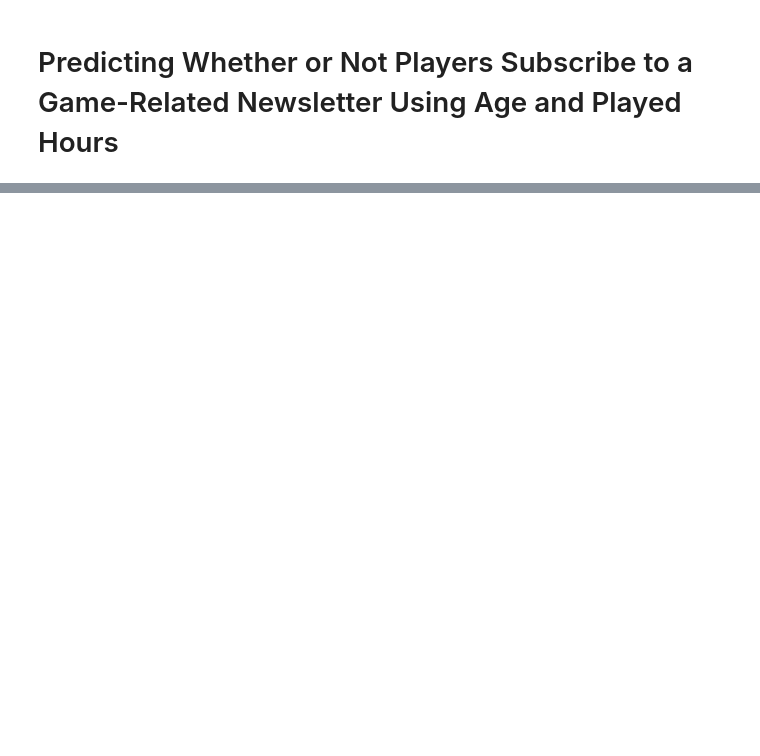
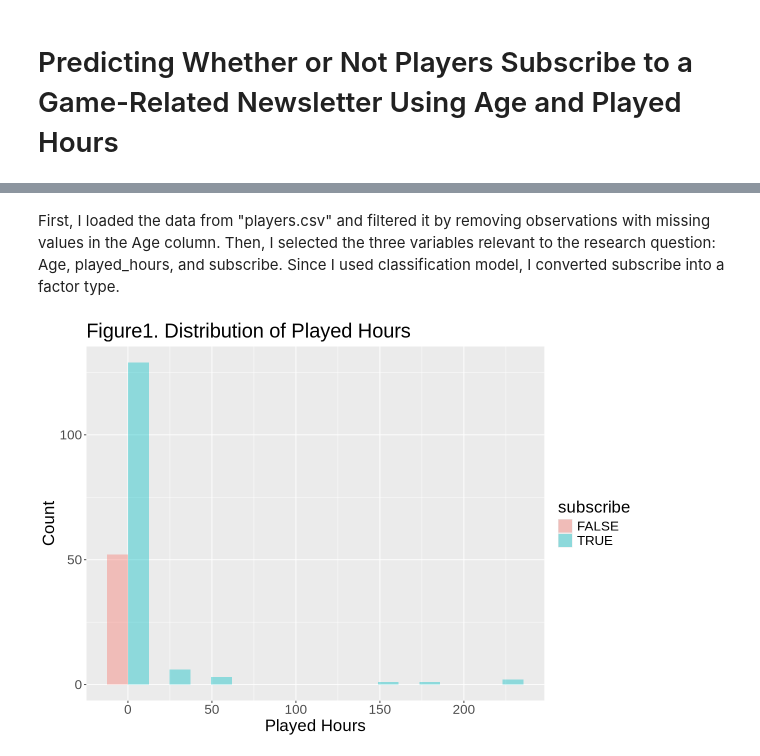
Before and after one commit to JiaminLL/dsci-100-student-JL, a Jupyter notebook: Project.ipynb, the cells around one changed output, grey strips where cells are left out. Cells and saved outputs as stored; diff of their text form; code cells hidden in the pictures; blank space fills up the shorter version.

```diff
--- a/Project.ipynb
+++ b/Project.ipynb
@@ -52,0 +60,3 @@
+# %%
+players <- read_csv("players.csv")
+head(players)
@@ -52,0 +82,6 @@
+# %%
+clean_player <- players |>
+    filter(!is.na(Age)) |>
+    select(Age, played_hours, subscribe) |>
+    mutate(subscribe = as.factor(subscribe))
+tail(clean_player)
@@ -52,0 +98,12 @@
+# %% [markdown]
+First, I loaded the data from "players.csv" and filtered it by removing observations with missing values in the Age column. Then, I selected the three variables relevant to the research question: Age, played_hours, and subscribe. Since I used classification model, I converted subscribe into a factor type.
+# %%
+options(repr.plot.width = 10, repr.plot.height = 7)
+PH_SS <- ggplot(clean_player, aes(x = played_hours, fill = subscribe)) +
+    geom_histogram(position = "dodge", alpha = 0.4, bins=10) +
+    labs(x = "Played Hours", y = "Count", fill = "subscribe") +
+    ggtitle("Figure1. Distribution of Played Hours") +
+    theme(text = element_text(size = 20))
+PH_SS
+# %% [output]
+[figure, added]
```
Also changed, not shown: parts of 17 cells of this notebook.
